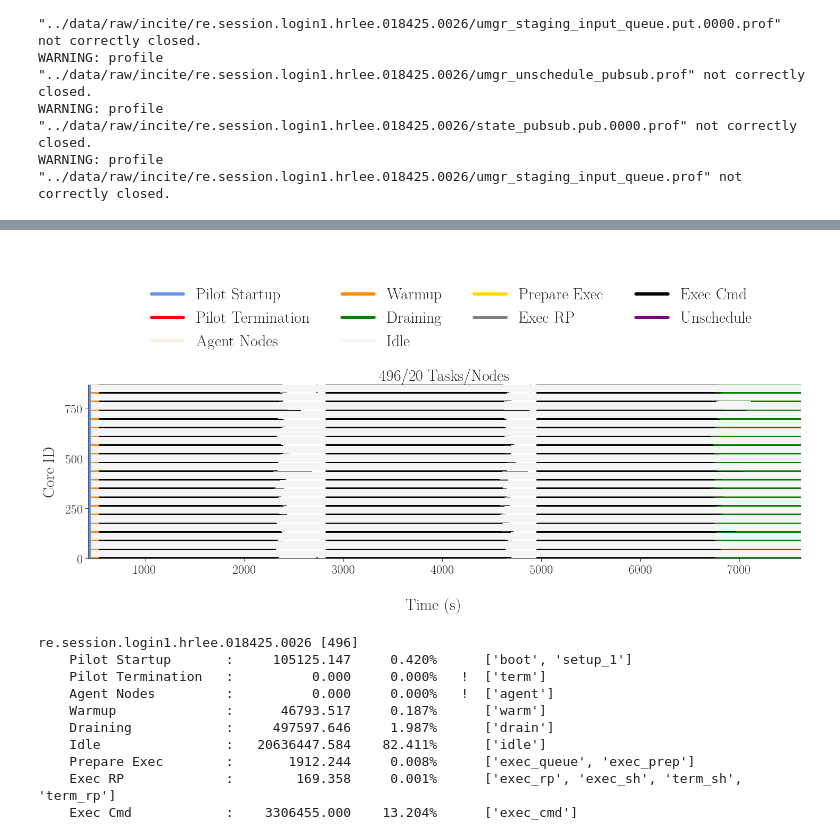
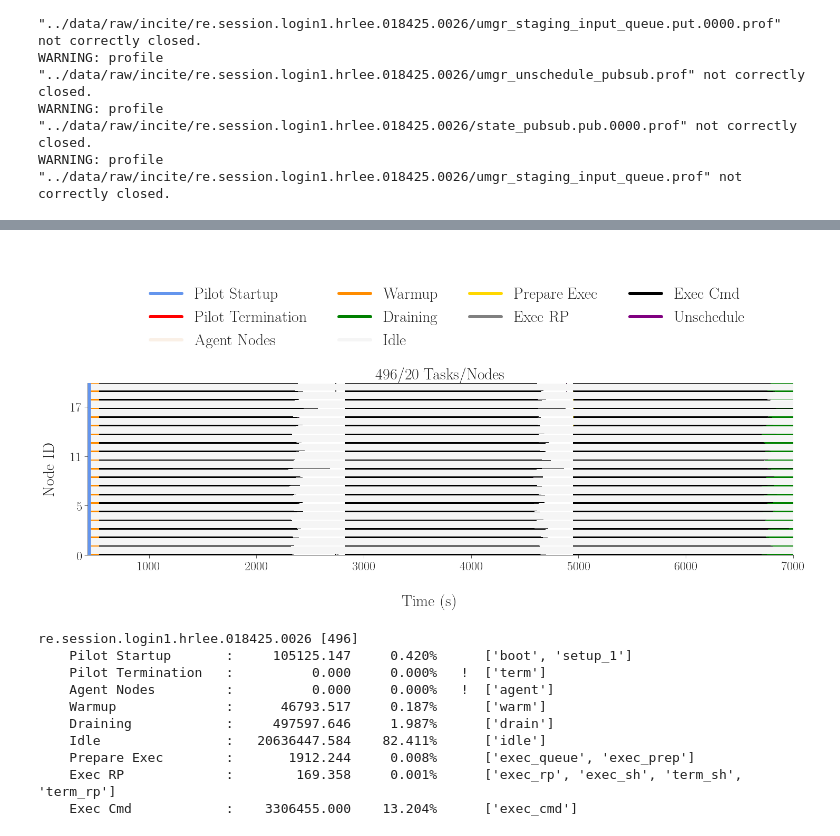
Before and after one commit to radical-experiments/deepdriveMD, a Jupyter notebook: analysis/ru_incite.ipynb, the cells around one changed output, grey strips where cells are left out. Saved outputs shown, nothing was run; the diff lists cells and outputs as text; code cells hidden in the pictures.

Commit message:
Update and normalize RU

```diff
--- a/analysis/ru_incite.ipynb
+++ b/analysis/ru_incite.ipynb
@@ -91,7 +137,7 @@ for session in sobjs.sessions:
     xkeys.append('%s / %s' % (n_units, p_size))
 # %%
 def update_ticks(x, pos):
-    return int(x/4)
+    return int(x/168)
 # %%
 # core/gpu utilization over time (box plot)
 import matplotlib.colors as mcolors
@@ -158,36 +204,43 @@ for metric in metrics_default:
                 x_min = min(x_min, orig_x)
                 y_min = min(y_min, orig_y)
                 x_max = max(x_max, orig_x + width)
                 y_max = max(y_max, orig_y + height)
 
                 patch = mpl.patches.Rectangle((orig_x, orig_y),
                                               width, height,
                                               facecolor=color,
                                               edgecolor='black',
                                               fill=True, lw=0.0)
                 ax.add_patch(patch)
 
     ccounter += 1
 
-ax.set_xlim([x_min, x_max])
+# The session did not close cleanly. EnTK waited for ~800 seconds before deciding
+# that the pilot had died. After that, it closed the sesison and exited. This is
+# a degenerate run and, as such, not representative of the actual overheads on
+# properly terminated sessions. We then normalize the plot to account for such a
+# condition. The analysis can be replicated by looking at the profile files in
+# the data/raw directory of this repository.
+# ax.set_xlim([x_min, x_max])
+ax.set_xlim([x_min, 7000])
 ax.set_ylim([y_min, y_max])
 
 # ax.set_xlabel('(%s)' % j, labelpad=45)
 ax.yaxis.set_major_formatter(mticker.FuncFormatter(update_ticks))
 
 
 # Add common axes lables
-fig.text(0.075,  0.5, 'Core ID' , va='center', rotation='vertical', fontsize=30)
+fig.text(0.075,  0.5, 'Node ID' , va='center', rotation='vertical', fontsize=30)
 fig.text(0.5 , -0.1, 'Time (s)', ha='center', fontsize=30)
 
 # Add legend
 fig.legend(legend, [m[0] for m in metrics_default], loc='upper center',
            bbox_to_anchor=(0.45, 1.5), fontsize=30, ncol=4)
 
 plt.savefig('figures/incite2020_deepdrivemd.pdf', dpi=300, bbox_inches='tight')
 plt.savefig('figures/incite2020_deepdrivemd.png', dpi=300, bbox_inches='tight')
 # %% [output]
-[figure, old version]
+[figure, new version]
 # %%
  print(info[sid])
 # %% [output]
```
Also changed, not shown: parts of 2 cells of this notebook, 2 other files.
